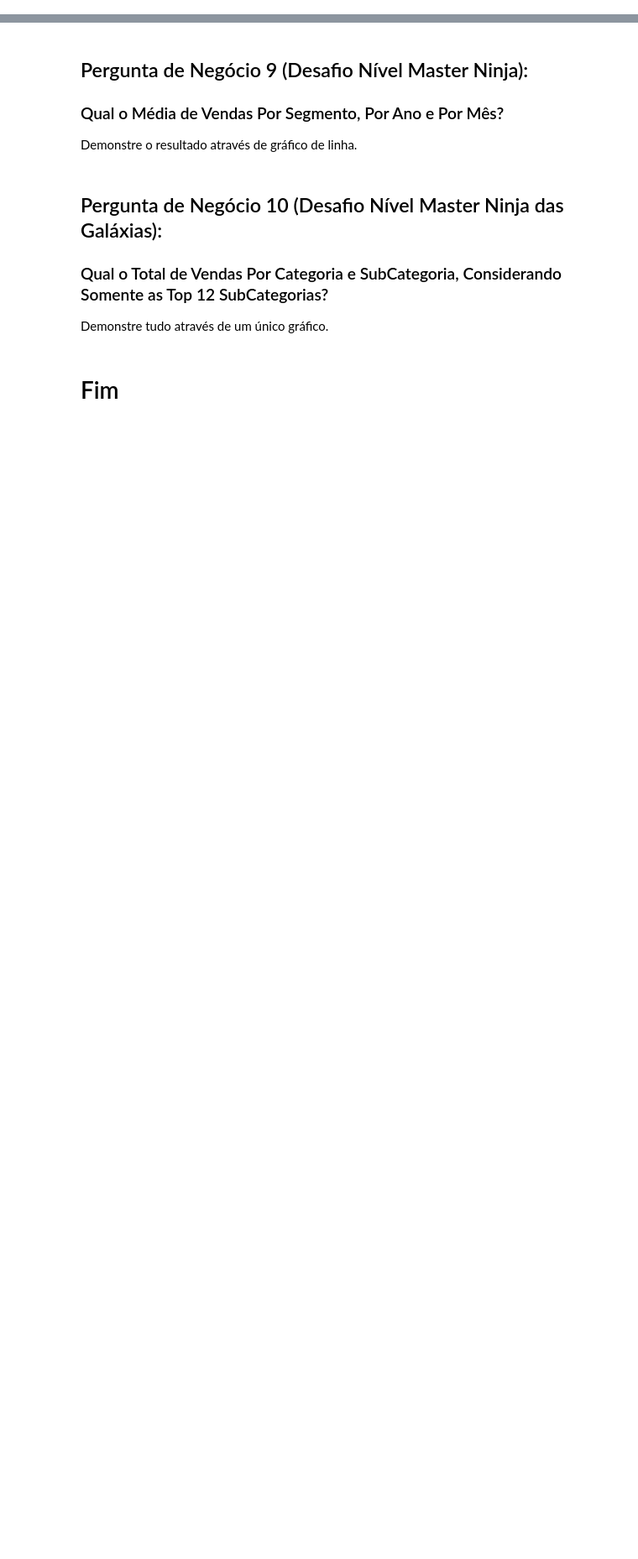
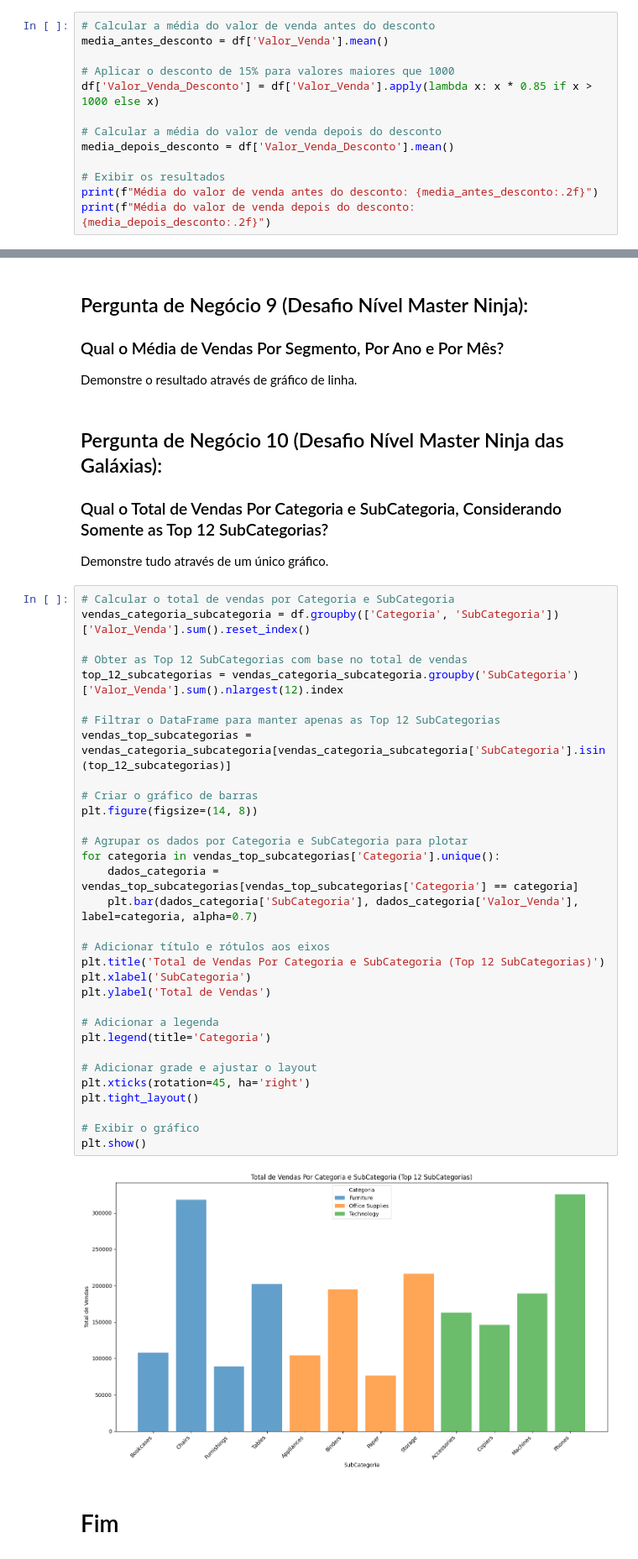
Before and after one commit to jeferson-paz/Curso-de-Python-DSA, a Jupyter notebook: Cap13/Projeto2-Perguntas.ipynb, the cells around one changed output, grey strips where cells are left out. Shown: that part at 84% size. Drawn from its saved outputs; the diff is of its cells as text; blank space fills up the shorter version.

```diff
--- a/Cap13/Projeto2-Perguntas.ipynb
+++ b/Cap13/Projeto2-Perguntas.ipynb
@@ -273,3 +333,16 @@ Os gestores da empresa estão considerando conceder diferentes faixas de descont
 ## Pergunta de Negócio 8 (Desafio Nível Master):
 
 ### Considere Que a Empresa Decida Conceder o Desconto de 15% do Item Anterior. Qual Seria a Média do Valor de Venda Antes e Depois do Desconto?
+# %%
+# Calcular a média do valor de venda antes do desconto
+media_antes_desconto = df['Valor_Venda'].mean()
+
+# Aplicar o desconto de 15% para valores maiores que 1000
+df['Valor_Venda_Desconto'] = df['Valor_Venda'].apply(lambda x: x * 0.85 if x > 1000 else x)
+
+# Calcular a média do valor de venda depois do desconto
+media_depois_desconto = df['Valor_Venda_Desconto'].mean()
+
+# Exibir os resultados
+print(f"Média do valor de venda antes do desconto: {media_antes_desconto:.2f}")
+print(f"Média do valor de venda depois do desconto: {media_depois_desconto:.2f}")
@@ -285,5 +361,39 @@ Demonstre o resultado através de gráfico de linha.
 ### Qual o Total de Vendas Por Categoria e SubCategoria, Considerando Somente as Top 12 SubCategorias?
 
 Demonstre tudo através de um único gráfico.
+# %%
+# Calcular o total de vendas por Categoria e SubCategoria
+vendas_categoria_subcategoria = df.groupby(['Categoria', 'SubCategoria'])['Valor_Venda'].sum().reset_index()
+
+# Obter as Top 12 SubCategorias com base no total de vendas
+top_12_subcategorias = vendas_categoria_subcategoria.groupby('SubCategoria')['Valor_Venda'].sum().nlargest(12).index
+
+# Filtrar o DataFrame para manter apenas as Top 12 SubCategorias
+vendas_top_subcategorias = vendas_categoria_subcategoria[vendas_categoria_subcategoria['SubCategoria'].isin(top_12_subcategorias)]
+
+# Criar o gráfico de barras
+plt.figure(figsize=(14, 8))
+
+# Agrupar os dados por Categoria e SubCategoria para plotar
+for categoria in vendas_top_subcategorias['Categoria'].unique():
+    dados_categoria = vendas_top_subcategorias[vendas_top_subcategorias['Categoria'] == categoria]
+    plt.bar(dados_categoria['SubCategoria'], dados_categoria['Valor_Venda'], label=categoria, alpha=0.7)
+
+# Adicionar título e rótulos aos eixos
+plt.title('Total de Vendas Por Categoria e SubCategoria (Top 12 SubCategorias)')
+plt.xlabel('SubCategoria')
+plt.ylabel('Total de Vendas')
+
+# Adicionar a legenda
+plt.legend(title='Categoria')
+
+# Adicionar grade e ajustar o layout
+plt.xticks(rotation=45, ha='right')
+plt.tight_layout()
+
+# Exibir o gráfico
+plt.show()
+# %% [output]
+[figure, added]
 # %% [markdown]
 # Fim
```
Also changed, not shown: parts of 5 cells of this notebook.
